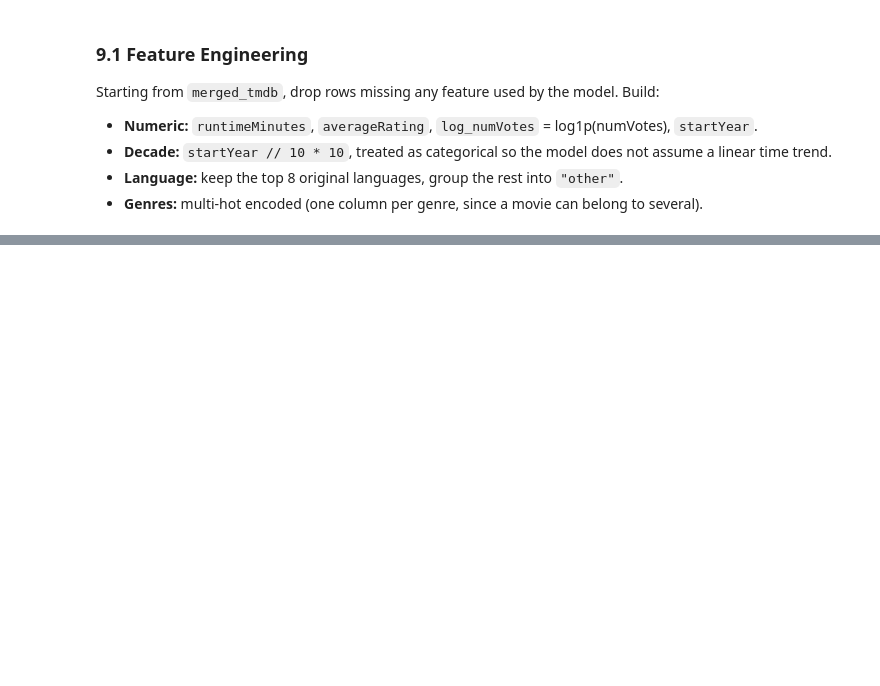
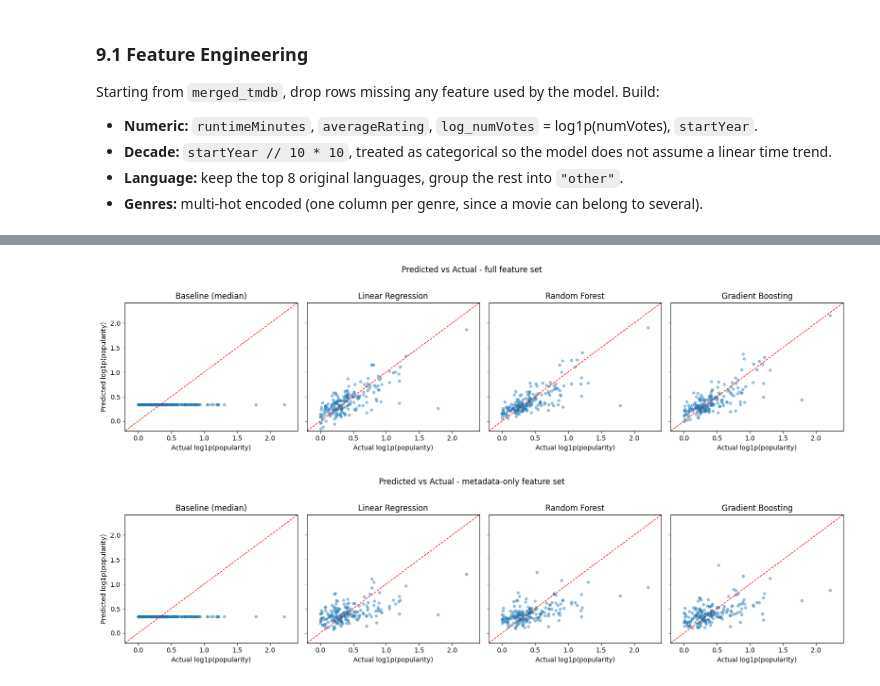
Before and after one commit to korcanbaykall/movie_popularity_analysis, a Jupyter notebook: notebooks/DSA210_Movie_Popularity_Analysis.ipynb, the cells around one changed output, grey strips where cells are left out. Drawn from its saved outputs; the diff is of its cells as text; code cells hidden in the pictures; blank space fills up the shorter version.

```diff
--- a/notebooks/DSA210_Movie_Popularity_Analysis.ipynb
+++ b/notebooks/DSA210_Movie_Popularity_Analysis.ipynb
@@ -455,8 +586,15 @@ y_clf = (ml_df["popularity"] >= threshold).astype(int).values
 print(f"Popularity P75 threshold = {threshold:.3f}")
 print(f"Class balance: popular={y_clf.sum()}, not popular={len(y_clf) - y_clf.sum()}")
 
-X_train, X_test, yr_train, yr_test, yc_train, yc_test = train_test_split(
-    X, y_reg, y_clf,
-    test_size=0.2, random_state=RANDOM_STATE, stratify=y_clf,
+# Single split on row indices; both feature matrices are sliced with it
+idx_train, idx_test = train_test_split(
+    np.arange(len(ml_df)), test_size=0.2,
+    random_state=RANDOM_STATE, stratify=y_clf,
 )
-print("Train:", X_train.shape, " Test:", X_test.shape)
+yr_train, yr_test = y_reg[idx_train], y_reg[idx_test]
+yc_train, yc_test = y_clf[idx_train], y_clf[idx_test]
+
+X_full_train, X_full_test = X_full.iloc[idx_train], X_full.iloc[idx_test]
+X_meta_train, X_meta_test = X_meta.iloc[idx_train], X_meta.iloc[idx_test]
+
+print("Train/test sizes:", len(idx_train), "/", len(idx_test))
@@ -519,16 +683,25 @@ reg_results
 # %%
-# Predicted vs actual on held-out test set, for each model
-fig, axes = plt.subplots(1, len(reg_predictions), figsize=(4 * len(reg_predictions), 4),
-                         sharex=True, sharey=True)
-lim = (yr_test.min() - 0.2, yr_test.max() + 0.2)
-for ax, (name, pred) in zip(axes, reg_predictions.items()):
-    ax.scatter(yr_test, pred, alpha=0.4, s=14)
-    ax.plot(lim, lim, color="red", linewidth=1, linestyle="--")
-    ax.set_title(name)
-    ax.set_xlabel("Actual log1p(popularity)")
-    ax.set_xlim(lim); ax.set_ylim(lim)
-axes[0].set_ylabel("Predicted log1p(popularity)")
-plt.tight_layout()
-plt.savefig("../figures/ml_pred_vs_actual.png", dpi=150, bbox_inches="tight")
-plt.show()
+def plot_pred_vs_actual(preds, label, save_to):
+    fig, axes = plt.subplots(1, len(preds), figsize=(4 * len(preds), 4),
+                             sharex=True, sharey=True)
+    lim = (yr_test.min() - 0.2, yr_test.max() + 0.2)
+    for ax, (name, pred) in zip(axes, preds.items()):
+        ax.scatter(yr_test, pred, alpha=0.4, s=14)
+        ax.plot(lim, lim, color="red", linewidth=1, linestyle="--")
+        ax.set_title(name)
+        ax.set_xlabel("Actual log1p(popularity)")
+        ax.set_xlim(lim); ax.set_ylim(lim)
+    axes[0].set_ylabel("Predicted log1p(popularity)")
+    fig.suptitle(f"Predicted vs Actual - {label} feature set", y=1.02)
+    plt.tight_layout()
+    plt.savefig(save_to, dpi=150, bbox_inches="tight")
+    plt.show()
+
+plot_pred_vs_actual(preds_full, "full",
+                    "../figures/ml_pred_vs_actual_full.png")
+plot_pred_vs_actual(preds_meta, "metadata-only",
+                    "../figures/ml_pred_vs_actual_meta.png")
+# %% [output]
+[figure, added]
+[figure, added]
 # %%
```
Also changed, not shown: parts of 37 cells of this notebook, 19 other files.
